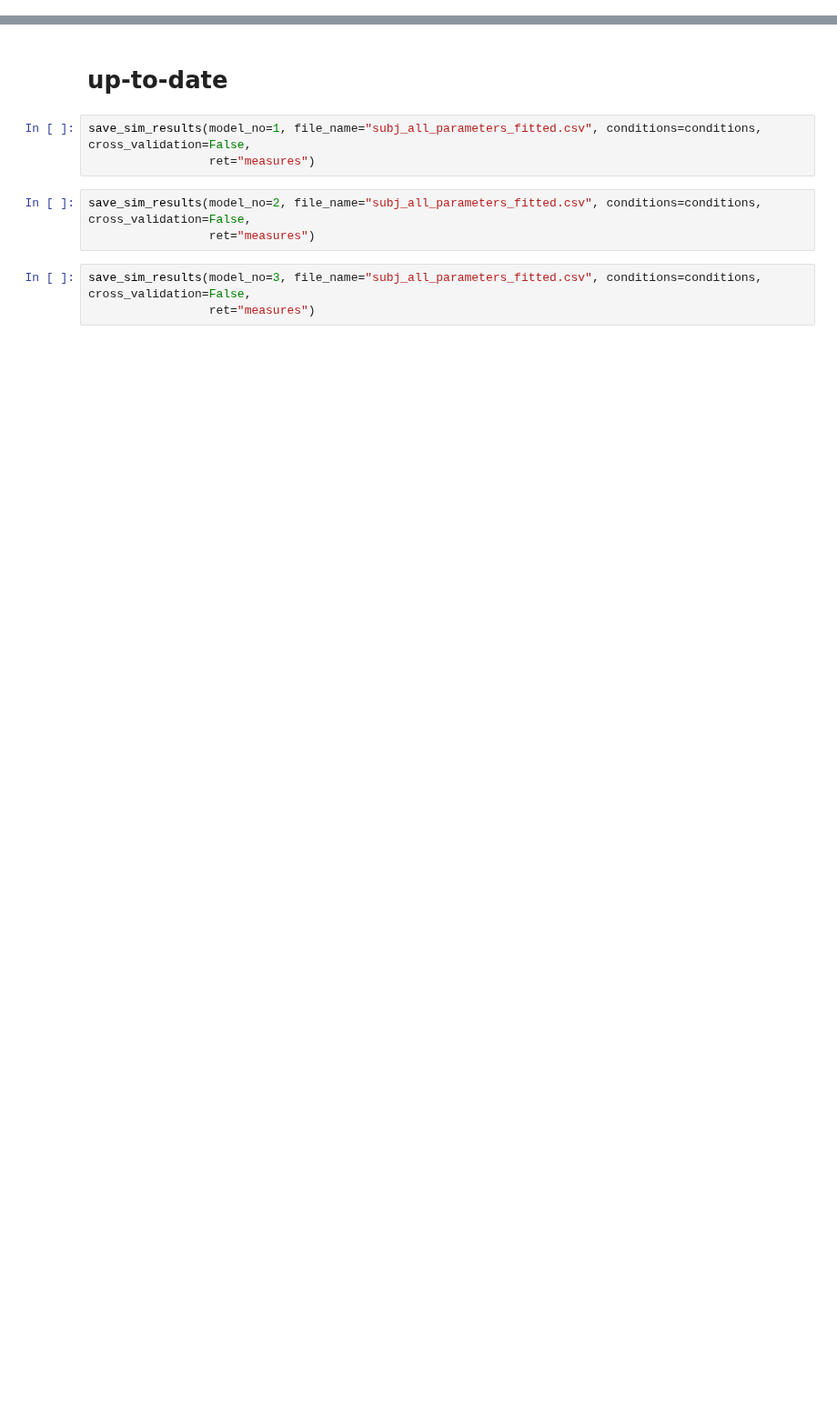
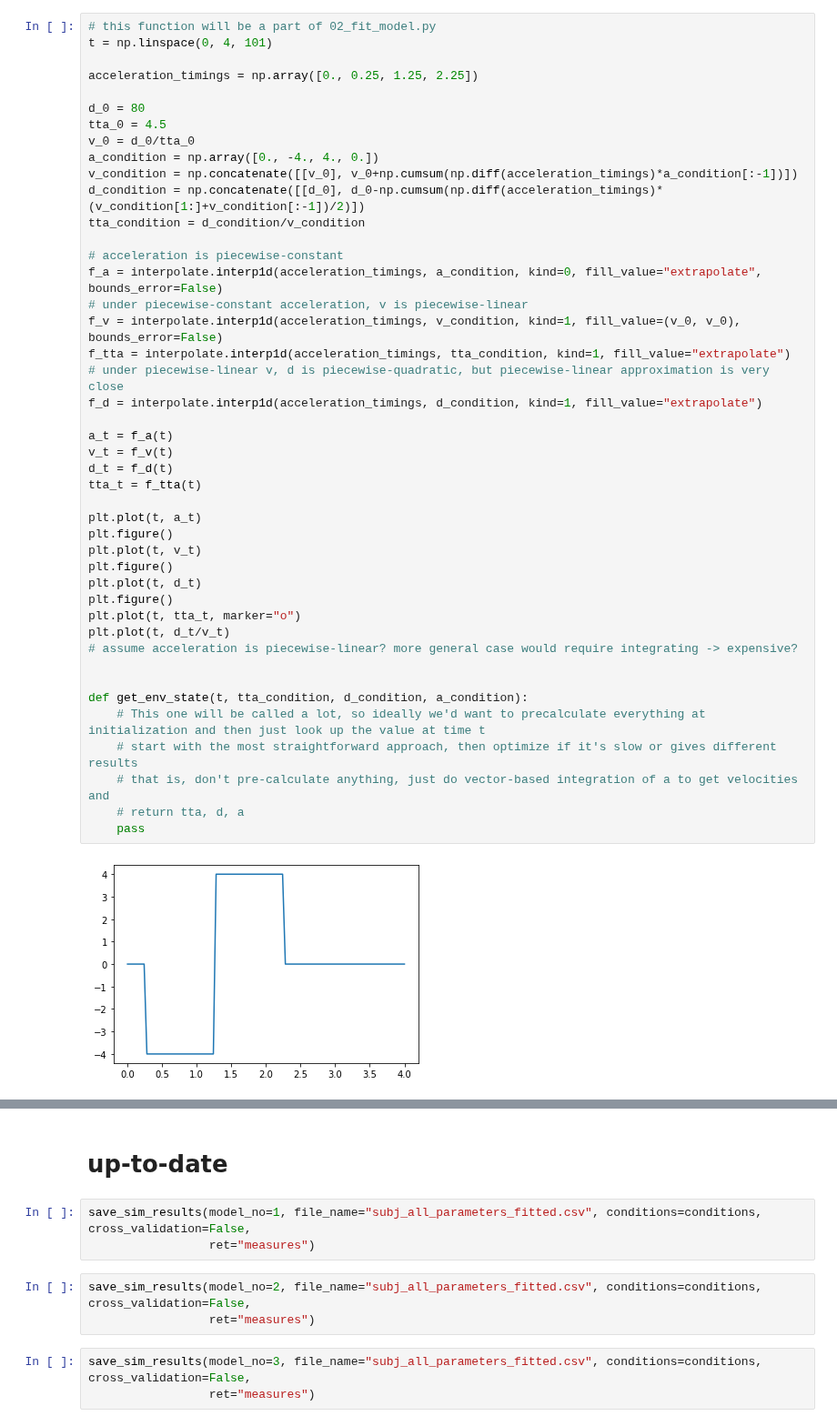
Before and after one commit to tud-hri/nudging-humans-in-traffic, a Jupyter notebook: modeling/03_simulate_fitted_models.ipynb, the cells around one changed output, grey strips where cells are left out. Shown at 91% size. Saved outputs shown, nothing was run; the diff lists cells and outputs as text; blank space fills up the shorter version.

Commit message:
Model fitting updated

```diff
--- a/modeling/03_simulate_fitted_models.ipynb
+++ b/modeling/03_simulate_fitted_models.ipynb
@@ -8,0 +10,46 @@ from scipy import interpolate
+# %%
+# this function will be a part of 02_fit_model.py
+t = np.linspace(0, 4, 101)
+
+acceleration_timings = np.array([0., 0.25, 1.25, 2.25])
+
+d_0 = 80
+tta_0 = 4.5
+v_0 = d_0/tta_0
+a_condition = np.array([0., -4., 4., 0.])
+v_condition = np.concatenate([[v_0], v_0+np.cumsum(np.diff(acceleration_timings)*a_condition[:-1])])
+d_condition = np.concatenate([[d_0], d_0-np.cumsum(np.diff(acceleration_timings)*(v_condition[1:]+v_condition[:-1])/2)])
+tta_condition = d_condition/v_condition
+
+# acceleration is piecewise-constant
+f_a = interpolate.interp1d(acceleration_timings, a_condition, kind=0, fill_value="extrapolate", bounds_error=False)
+# under piecewise-constant acceleration, v is piecewise-linear
+f_v = interpolate.interp1d(acceleration_timings, v_condition, kind=1, fill_value=(v_0, v_0), bounds_error=False)
+f_tta = interpolate.interp1d(acceleration_timings, tta_condition, kind=1, fill_value="extrapolate")
+# under piecewise-linear v, d is piecewise-quadratic, but piecewise-linear approximation is very close
+f_d = interpolate.interp1d(acceleration_timings, d_condition, kind=1, fill_value="extrapolate")
+
+a_t = f_a(t)
+v_t = f_v(t)
+d_t = f_d(t)
+tta_t = f_tta(t)
+
+plt.plot(t, a_t)
+plt.figure()
+plt.plot(t, v_t)
+plt.figure()
+plt.plot(t, d_t)
+plt.figure()
+plt.plot(t, tta_t, marker="o")
+plt.plot(t, d_t/v_t)
+# assume acceleration is piecewise-linear? more general case would require integrating -> expensive?
+
+
+def get_env_state(t, tta_condition, d_condition, a_condition):
+    # This one will be called a lot, so ideally we'd want to precalculate everything at initialization and then just look up the value at time t
+    # start with the most straightforward approach, then optimize if it's slow or gives different results
+    # that is, don't pre-calculate anything, just do vector-based integration of a to get velocities and
+    # return tta, d, a
+    pass
+# %% [output]
+[figure, added]
```
Also changed, not shown: parts of 10 cells of this notebook, 9 other files.
